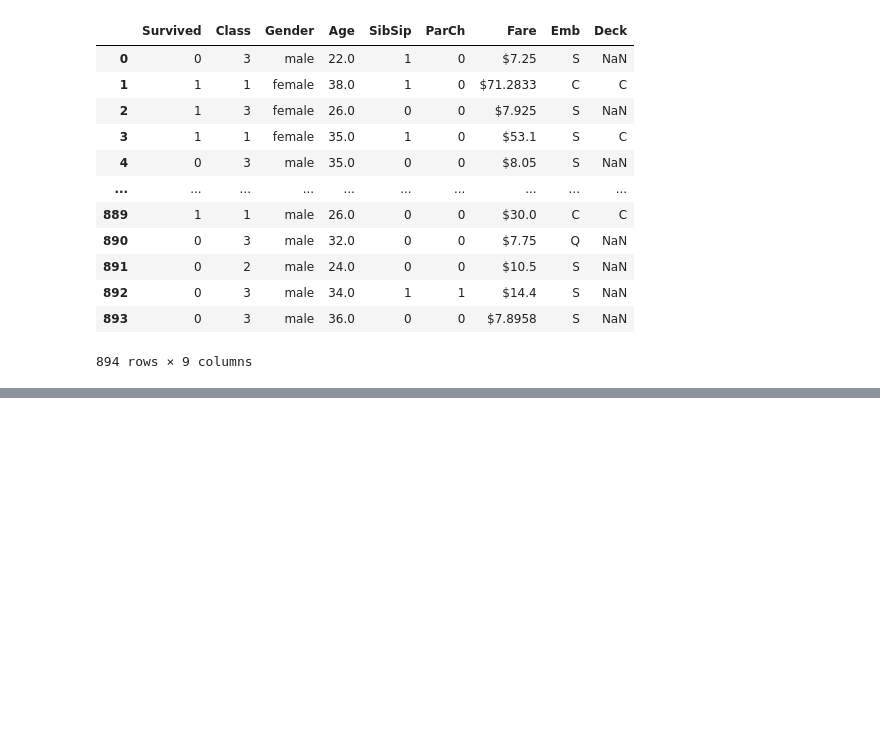
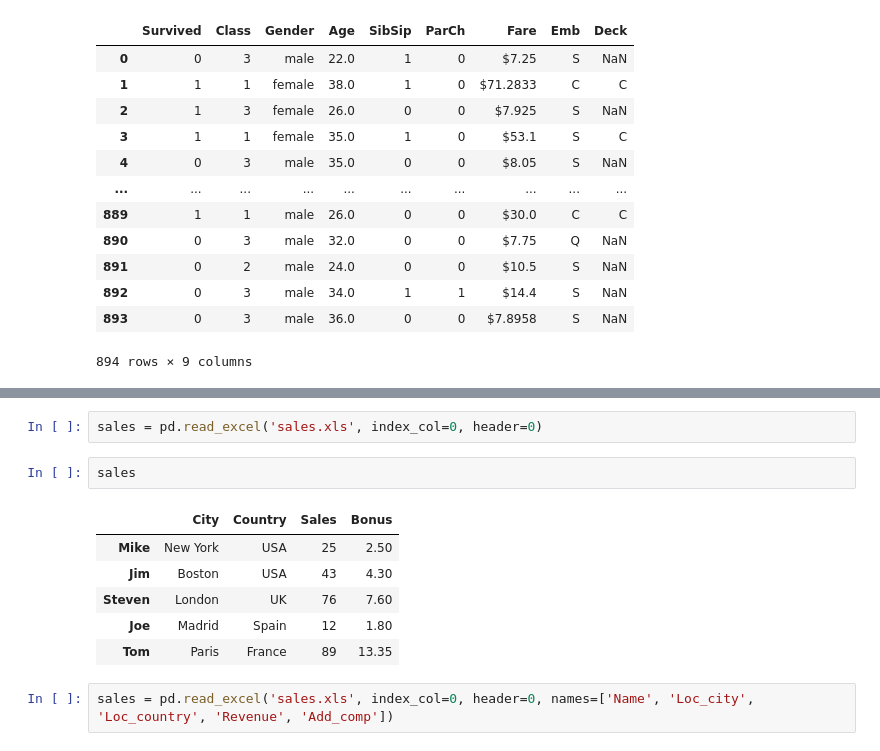
Before and after one commit to HeyThatsViv/Pandas-Udemy-Course, a Jupyter notebook: Course_Materials_Part2/Video_Lecture_NBs/Importing data.ipynb, the cells around one changed output, grey strips where cells are left out. Drawn from its saved outputs; the diff is of its cells as text; blank space fills up the shorter version.

```diff
--- a/Course_Materials_Part2/Video_Lecture_NBs/Importing data.ipynb
+++ b/Course_Materials_Part2/Video_Lecture_NBs/Importing data.ipynb
@@ -187,0 +215,13 @@ pd.read_csv('titanic_imp.csv')
+# %%
+sales = pd.read_excel('sales.xls', index_col=0, header=0)
+# %%
+sales
+# %% [output]
+|  | City | Country | Sales | Bonus |
+| Mike | New York | USA | 25 | 2.50 |
+| Jim | Boston | USA | 43 | 4.30 |
+| Steven | London | UK | 76 | 7.60 |
+| Joe | Madrid | Spain | 12 | 1.80 |
+| Tom | Paris | France | 89 | 13.35 |
+# %%
+sales = pd.read_excel('sales.xls', index_col=0, header=0, names=['Name', 'Loc_city', 'Loc_country', 'Revenue', 'Add_comp'])
```
Also changed, not shown: parts of 13 cells of this notebook.
